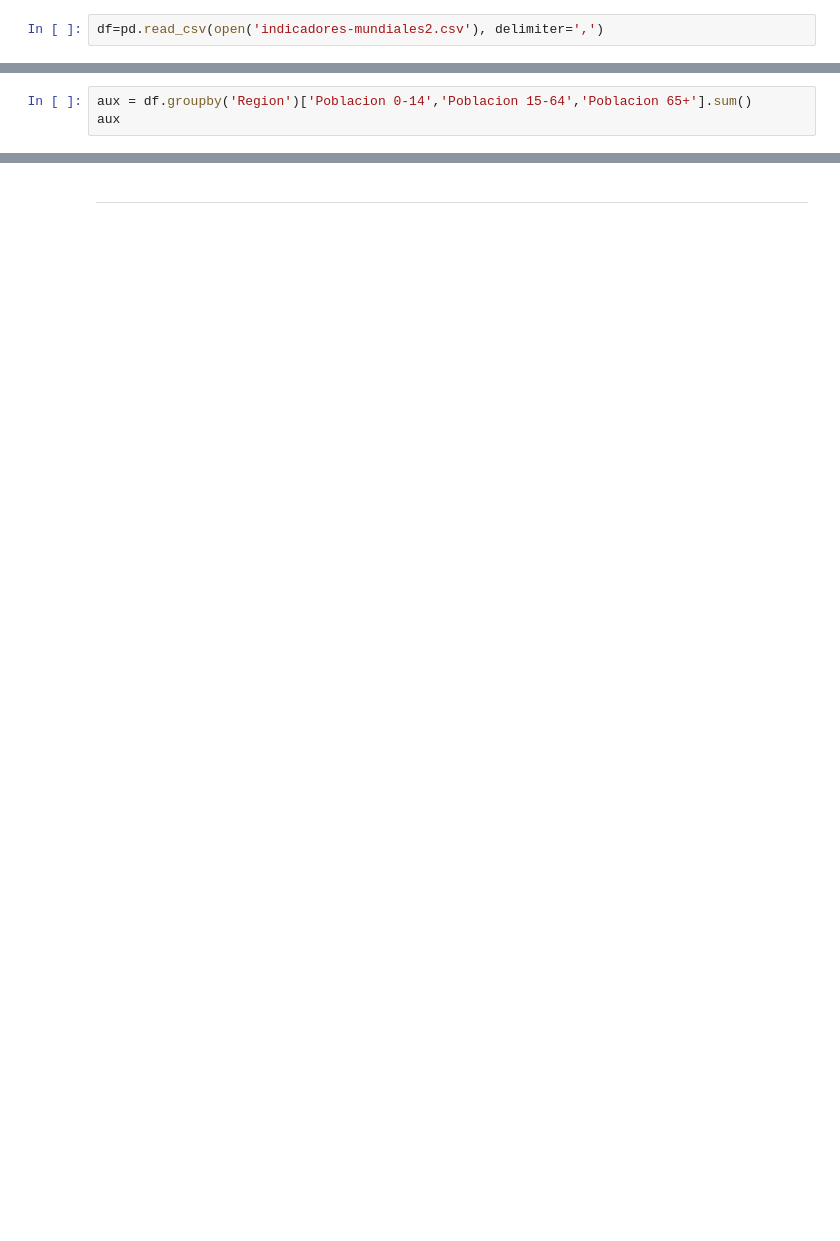
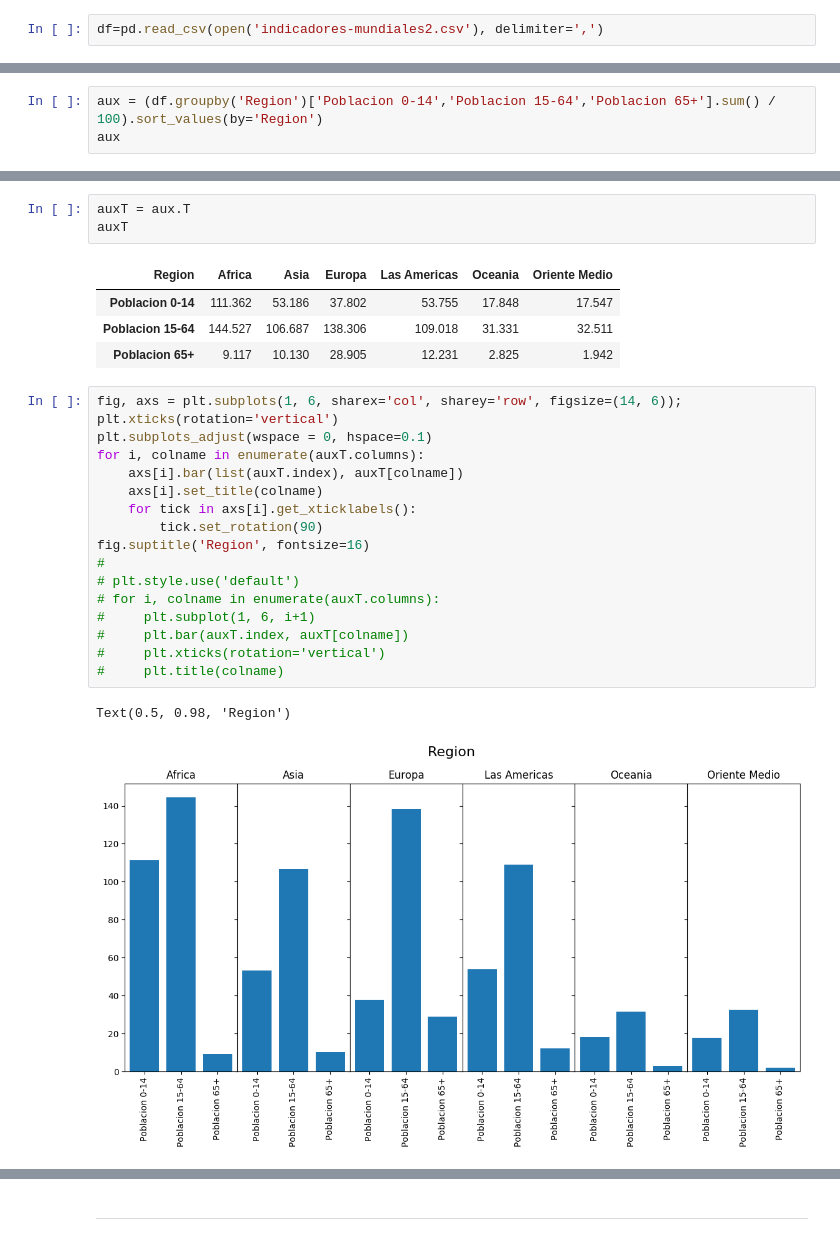
Before and after one commit to cda-2019-01/lab-visualizacion-matplotlib-jlmejiav, a Jupyter notebook: visualizacion-de-datos-usando-matplotlib.ipynb, the cells around one changed output, grey strips where cells are left out. Saved outputs shown, nothing was run; the diff lists cells and outputs as text; blank space fills up the shorter version.

```diff
--- a/visualizacion-de-datos-usando-matplotlib.ipynb
+++ b/visualizacion-de-datos-usando-matplotlib.ipynb
@@ -48,3 +75,3 @@ df=pd.read_csv(open('indicadores-mundiales2.csv'), delimiter=',')
 # %%
-aux = df.groupby('Region')['Poblacion 0-14','Poblacion 15-64','Poblacion 65+'].sum()
+aux = (df.groupby('Region')['Poblacion 0-14','Poblacion 15-64','Poblacion 65+'].sum() / 100).sort_values(by='Region')
 aux
@@ -55,3 +87,31 @@ SyntaxError: positional argument follows keyword argument (<ipython-input-75-dcd
+# %%
+auxT = aux.T
+auxT
+# %% [output]
+| Region | Africa | Asia | Europa | Las Americas | Oceania | Oriente Medio |
+| Poblacion 0-14 | 111.362 | 53.186 | 37.802 | 53.755 | 17.848 | 17.547 |
+| Poblacion 15-64 | 144.527 | 106.687 | 138.306 | 109.018 | 31.331 | 32.511 |
+| Poblacion 65+ | 9.117 | 10.130 | 28.905 | 12.231 | 2.825 | 1.942 |
+# %%
+fig, axs = plt.subplots(1, 6, sharex='col', sharey='row', figsize=(14, 6));
+plt.xticks(rotation='vertical')
+plt.subplots_adjust(wspace = 0, hspace=0.1)
+for i, colname in enumerate(auxT.columns):
+    axs[i].bar(list(auxT.index), auxT[colname])
+    axs[i].set_title(colname)
+    for tick in axs[i].get_xticklabels():
+        tick.set_rotation(90)
+fig.suptitle('Region', fontsize=16)
+#
+# plt.style.use('default')
+# for i, colname in enumerate(auxT.columns):
+#     plt.subplot(1, 6, i+1)
+#     plt.bar(auxT.index, auxT[colname])
+#     plt.xticks(rotation='vertical')
+#     plt.title(colname)
+# %% [output]
+Text(0.5, 0.98, 'Region')
+[figure, added]
 # %% [markdown]
 ## Punto 3
 Construya una gráfica similar a la siguiente usando el archivo `indicadores-mundiales.csv`. Se grafica la suma del porcetaje de la población por regiones.
```
Also changed, not shown: parts of 22 cells of this notebook.
